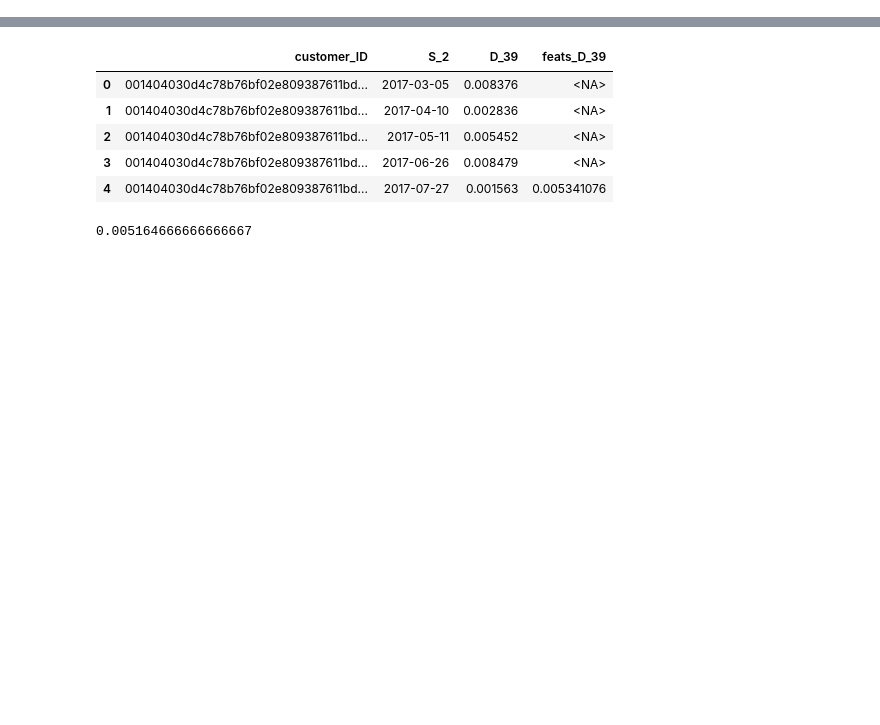
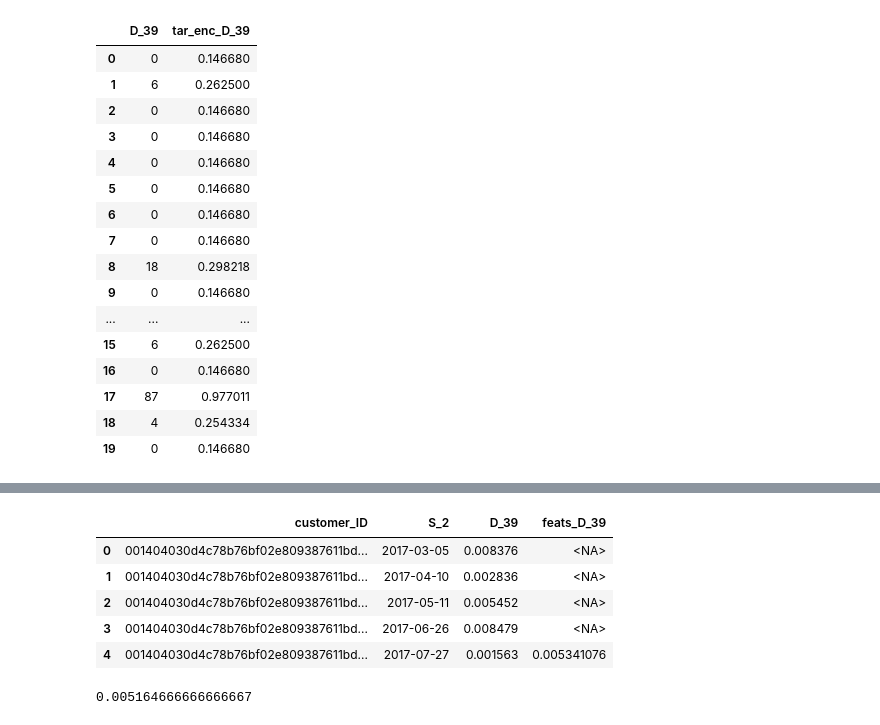
Before and after one commit to navitacion/amex-default-prediction, a Jupyter notebook: notebooks/features.ipynb, the cells around one changed output, grey strips where cells are left out. Saved outputs shown, nothing was run; the diff lists cells and outputs as text; code cells hidden in the pictures; blank space fills up the shorter version.

```diff
--- a/notebooks/features.ipynb
+++ b/notebooks/features.ipynb
@@ -29,0 +191,19 @@ df.head()
+# %%
+k = 3
+f = 0.25
+
+for c in ['customer_ID']:
+
+    group = train.groupby(c)['target'].agg(['mean', 'count'])
+    group = pd.DataFrame(group).reset_index()
+
+    group['dataset_mean'] = train['target'].mean()
+
+    group['lambda'] = group['count'].apply(lambda x: 1 / (1 + np.exp(-(x - k)/f)))
+    group['target_enc'] = group['lambda'] * group['mean'] + (1 - group['lambda']) * group['dataset_mean']
+
+    break
+# %%
+rep_dict = {k: v for k, v in zip(group['customer_ID'], group['target_enc'])}
+
+train['tet'] = train['customer_ID'].map(rep_dict)
@@ -29,0 +230,22 @@ df.head()
+# %%
+train['tar_enc_D_39'] = train['D_39'].map(enc_dict)
+# %%
+train[['D_39', 'tar_enc_D_39']].head(20)
+# %% [output]
+|  | D_39 | tar_enc_D_39 |
+| 0 | 0 | 0.146680 |
+| 1 | 6 | 0.262500 |
+| 2 | 0 | 0.146680 |
+| 3 | 0 | 0.146680 |
+| 4 | 0 | 0.146680 |
+| 5 | 0 | 0.146680 |
+| 6 | 0 | 0.146680 |
+| 7 | 0 | 0.146680 |
+| 8 | 18 | 0.298218 |
+| 9 | 0 | 0.146680 |
+| ... | ... | ... |
+| 15 | 6 | 0.262500 |
+| 16 | 0 | 0.146680 |
+| 17 | 87 | 0.977011 |
+| 18 | 4 | 0.254334 |
+| 19 | 0 | 0.146680 |
```
Also changed, not shown: parts of 41 cells of this notebook, 11 other files.
